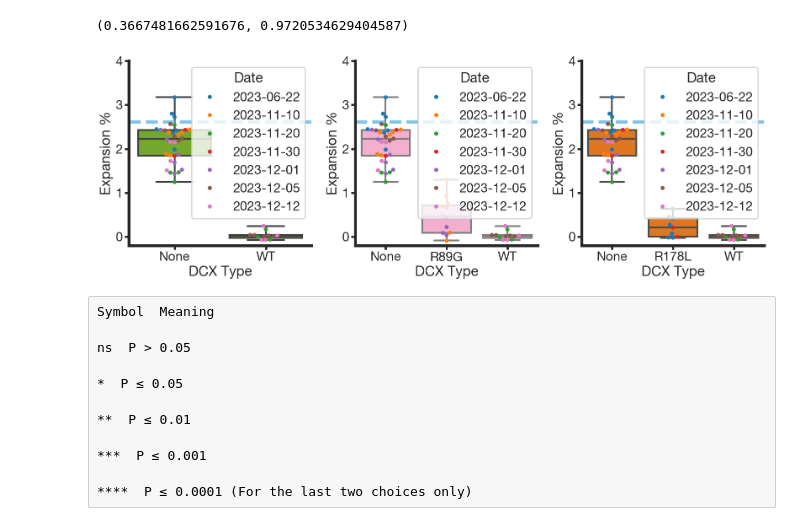
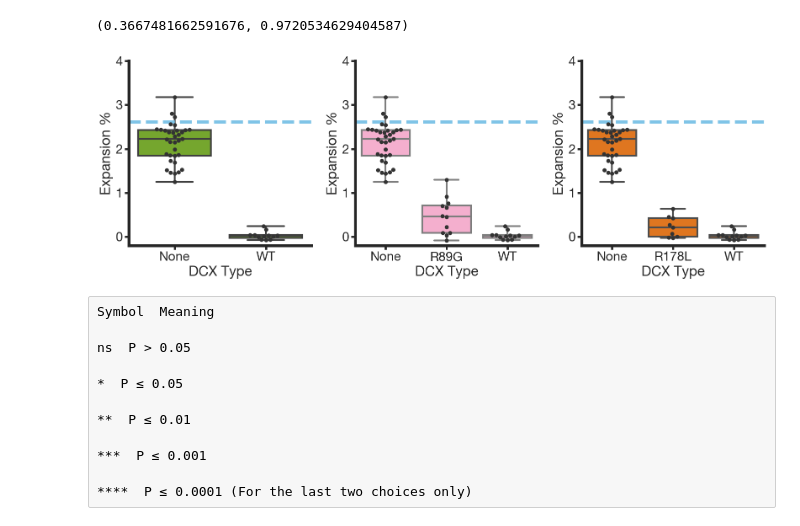
Before and after one commit to sofiacruzt/sofia-brouhardlab, a Jupyter notebook: curvature_taxol/expansion-compaction-multistep.ipynb, the cells around one changed output. Saved outputs shown, nothing was run; the diff lists cells and outputs as text; code cells hidden in the pictures.

Commit message:
figure

```diff
--- a/curvature_taxol/expansion-compaction-multistep.ipynb
+++ b/curvature_taxol/expansion-compaction-multistep.ipynb
@@ -357,35 +357,36 @@ fig, ax = plt.subplots(1,3,figsize=(16.5,6))
 
 for i in np.arange(len(ax)):
 
     DCXdata = finalData[(finalData['DCX Type']=='None') | (finalData['DCX Type']=='WT') | (finalData['DCX Type']==Mut[i])]
 
     sns.boxplot(x=Type, y='Expansion %', data=DCXdata, whis=np.inf, color=dcx_palette[i],linewidth=3, ax=ax[i])
-    sns.swarmplot(x=Type, y='Expansion %', data=DCXdata, size=7, ax=ax[i], hue = 'Date') #, color=".2") #, hue = 'Date')
+    sns.swarmplot(x=Type, y='Expansion %', data=DCXdata, size=7, ax=ax[i], color=".2")
+                  #, hue = 'Curve Length (um)', palette = 'flare') #, color=".2") #, hue = 'Curve Length (um)')
 
     ax[i].axhline(y = nogales2018, color = '#7FC4E7' ,linestyle="--", linewidth=5.5)
 
     ax[i].set_ylim(-0.2,4)
     ax[i].spines['left'].set_lw(5)
     ax[i].spines['bottom'].set_lw(5)
     ax[i].tick_params(axis='both', width = 3.5, length = 7)
 
     #ax[i].legend([])
 
 
 sns.set_style("ticks")
 sns.despine()
 
 sns.set_context("poster", font_scale=1, rc={"lines.linewidth":3.0})
 
 sns.set_style({'font.family':'Helvetica Neue LT Std', 'font.serif':'Helvetica Neue LT Std'})
 
 plt.tight_layout()
 
 
 plt.savefig(path/('compaction_'+date_today+'.pdf'))
 # plt.savefig(path/('compaction_'+date_today+'.png'))
 # %% [output]
-[figure, old version]
+[figure, new version]
 # %% [raw]
 Symbol  Meaning
 
```
Also changed, not shown: parts of 3 cells of this notebook.
